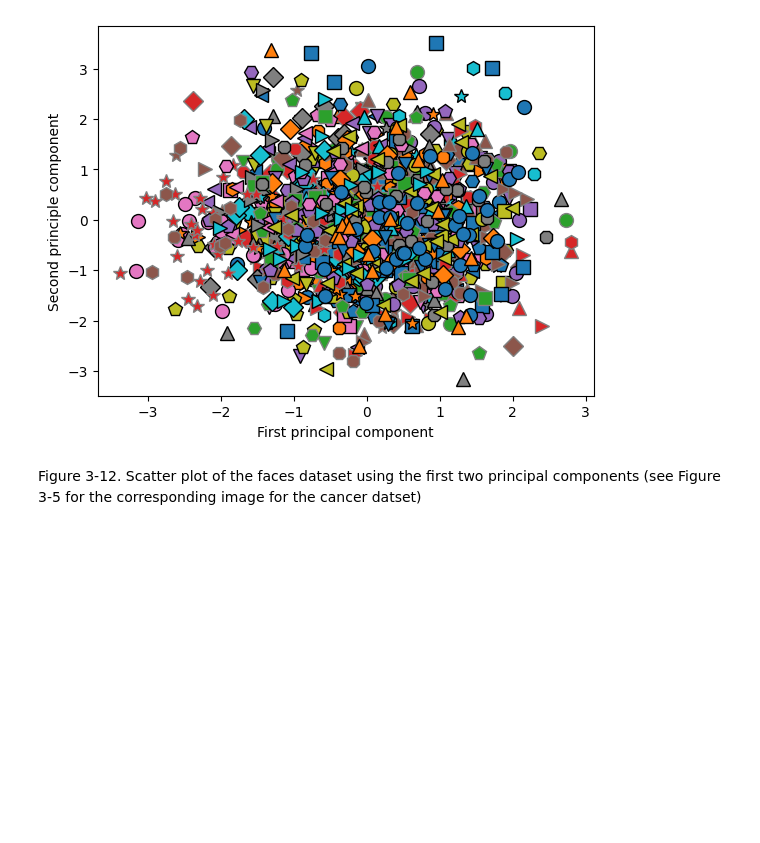
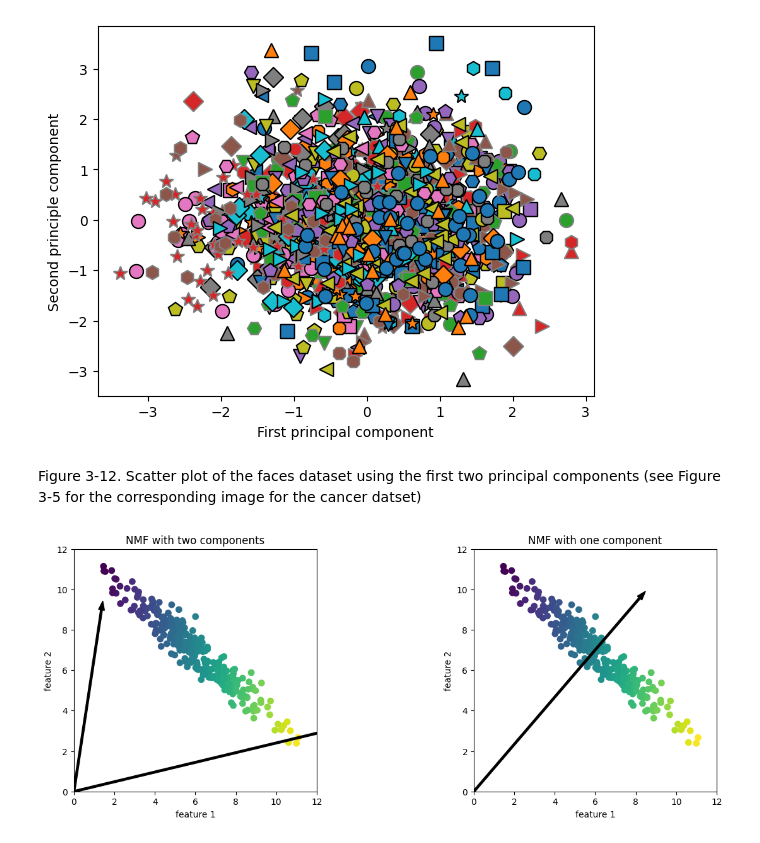
Before and after one commit to Youngsoo1024/Python_ML, a Jupyter notebook: Chap3/ch3_practice.ipynb, the cells around one changed output. Drawn from its saved outputs; the diff is of its cells as text; code cells hidden in the pictures; blank space fills up the shorter version.

```diff
--- a/Chap3/ch3_practice.ipynb
+++ b/Chap3/ch3_practice.ipynb
@@ -387,3 +387,7 @@ Text(0, 0.5, 'Second principle component')
 [figure]
 # %% [markdown]
 Figure 3-12. Scatter plot of the faces dataset using the first two principal components (see Figure 3-5 for the corresponding image for the cancer datset)
+# %%
+mglearn.plots.plot_nmf_illustration()
+# %% [output]
+[figure, added]
```
